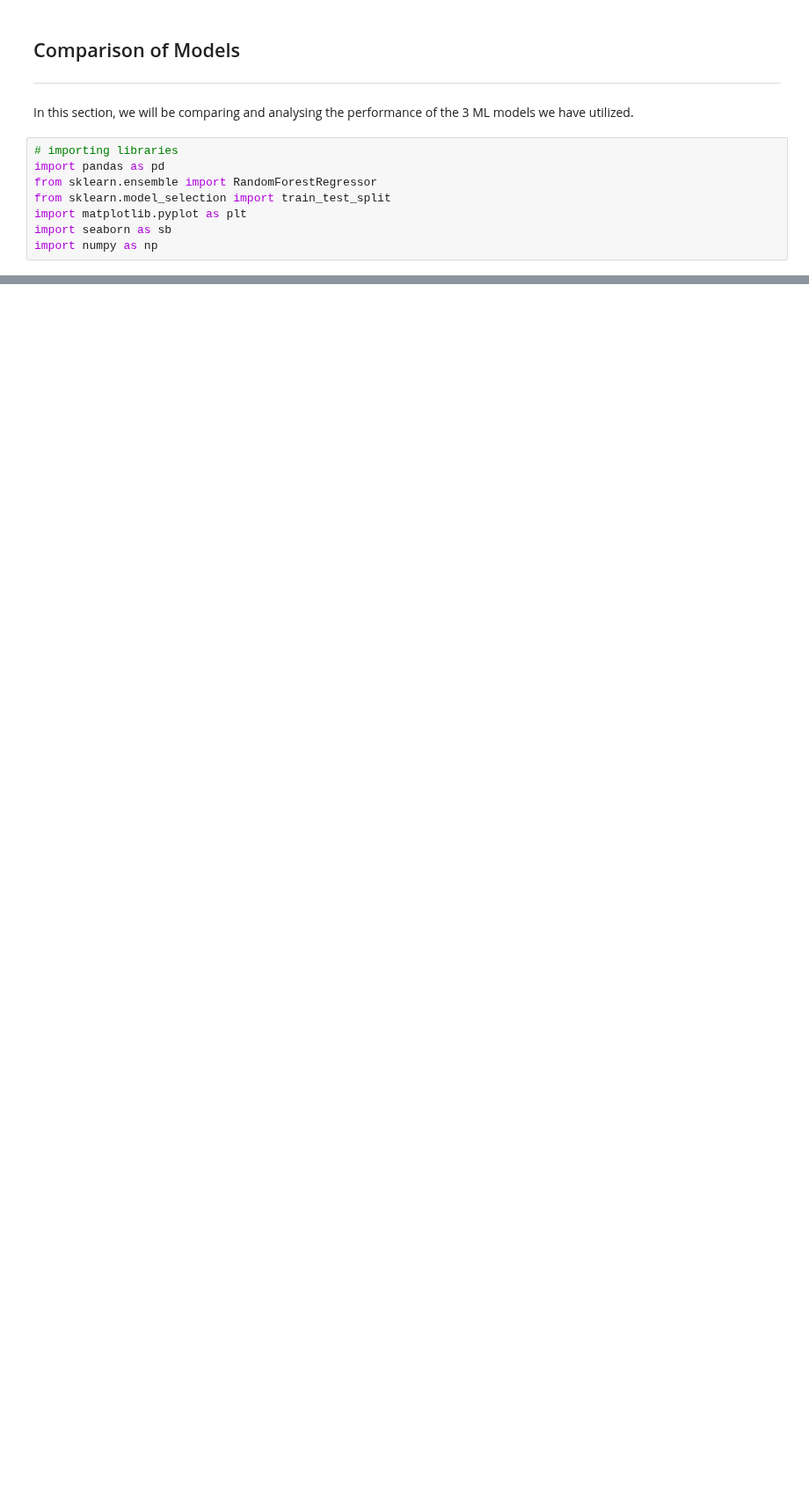
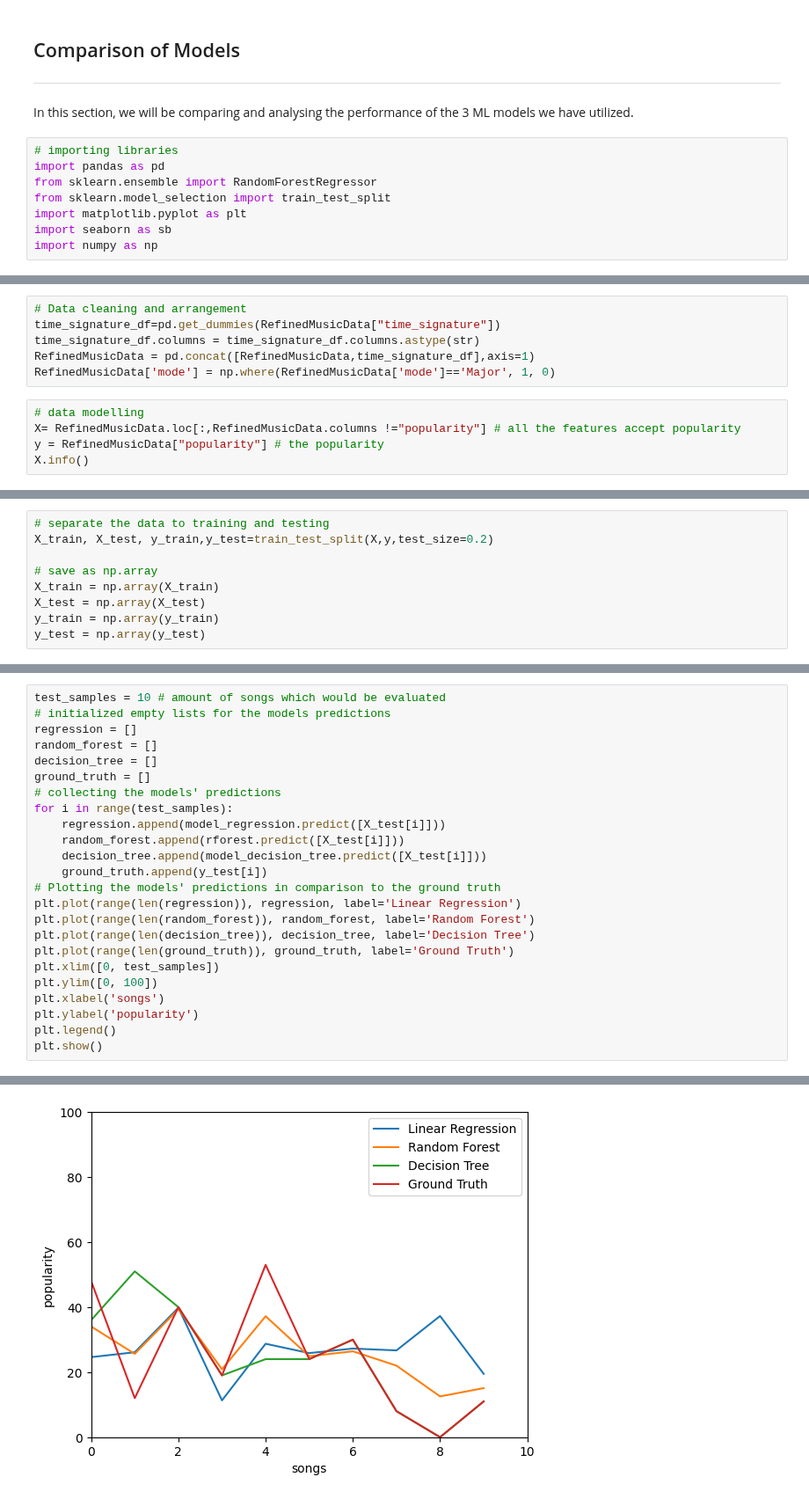
Before and after one commit to ayushmandixit2000/DSAI-Project, a Jupyter notebook: ML Models/Comparison.ipynb, the cells around one changed output, grey strips where cells are left out. Shown at 88% size. Saved outputs shown, nothing was run; the diff lists cells and outputs as text; blank space fills up the shorter version.

Commit message:
Linking all 3 models

```diff
--- a/ML Models/Comparison.ipynb
+++ b/ML Models/Comparison.ipynb
@@ -51,0 +49,11 @@ memory usage: 64.4+ MB
+# %%
+# Data cleaning and arrangement
+time_signature_df=pd.get_dummies(RefinedMusicData["time_signature"])
+time_signature_df.columns = time_signature_df.columns.astype(str)
+RefinedMusicData = pd.concat([RefinedMusicData,time_signature_df],axis=1)
+RefinedMusicData['mode'] = np.where(RefinedMusicData['mode']=='Major', 1, 0)
+# %%
+# data modelling
+X= RefinedMusicData.loc[:,RefinedMusicData.columns !="popularity"] # all the features accept popularity
+y = RefinedMusicData["popularity"] # the popularity
+X.info()
@@ -51,0 +78,9 @@ memory usage: 64.4+ MB
+# %%
+# separate the data to training and testing
+X_train, X_test, y_train,y_test=train_test_split(X,y,test_size=0.2)
+
+# save as np.array
+X_train = np.array(X_train)
+X_test = np.array(X_test)
+y_train = np.array(y_train)
+y_test = np.array(y_test)
@@ -51,0 +178,25 @@ memory usage: 64.4+ MB
+# %%
+test_samples = 10 # amount of songs which would be evaluated
+# initialized empty lists for the models predictions
+regression = []
+random_forest = []
+decision_tree = []
+ground_truth = []
+# collecting the models' predictions
+for i in range(test_samples):
+    regression.append(model_regression.predict([X_test[i]]))
+    random_forest.append(rforest.predict([X_test[i]]))
+    decision_tree.append(model_decision_tree.predict([X_test[i]]))
+    ground_truth.append(y_test[i])
+# Plotting the models' predictions in comparison to the ground truth
+plt.plot(range(len(regression)), regression, label='Linear Regression')
+plt.plot(range(len(random_forest)), random_forest, label='Random Forest')
+plt.plot(range(len(decision_tree)), decision_tree, label='Decision Tree')
+plt.plot(range(len(ground_truth)), ground_truth, label='Ground Truth')
+plt.xlim([0, test_samples])
+plt.ylim([0, 100])
+plt.xlabel('songs')
+plt.ylabel('popularity')
+plt.legend()
+plt.show()
+# %% [output]
@@ -51,0 +220 @@ memory usage: 64.4+ MB
+[figure, added]
```
Also changed, not shown: parts of 8 cells of this notebook, 5 other files.
